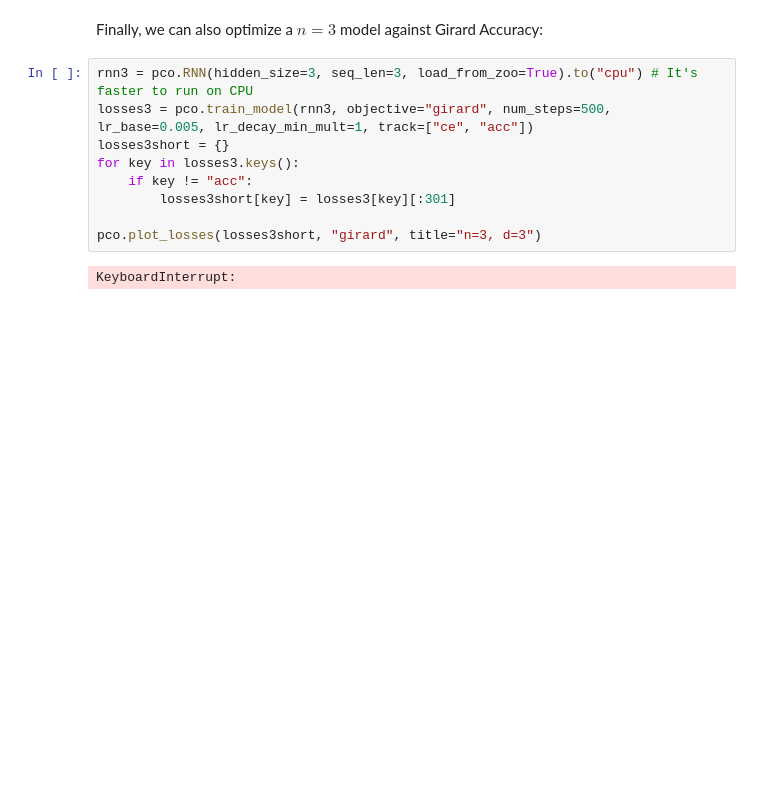
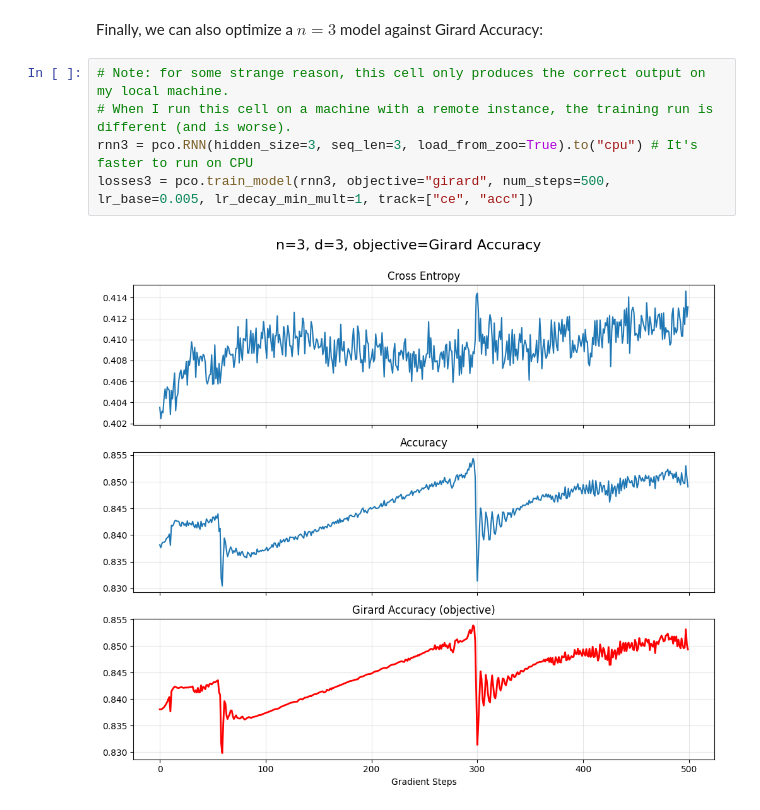
Before and after one commit to GabrielDWu/piecewise-constant-objectives, a Jupyter notebook: plots.ipynb, the cells around one changed output. Saved outputs shown, nothing was run; the diff lists cells and outputs as text; blank space fills up the shorter version.

Commit message:
readme, edited plots.ipynb

```diff
--- a/notebooks/plots.ipynb
+++ b/plots.ipynb
@@ -282,13 +284,9 @@ for n in [4, 5, 6, 8]:
 # %% [markdown]
 Finally, we can also optimize a $n=3$ model against Girard Accuracy:
 # %%
+# Note: for some strange reason, this cell only produces the correct output on my local machine.
+# When I run this cell on a machine with a remote instance, the training run is different (and is worse).
 rnn3 = pco.RNN(hidden_size=3, seq_len=3, load_from_zoo=True).to("cpu") # It's faster to run on CPU
 losses3 = pco.train_model(rnn3, objective="girard", num_steps=500, lr_base=0.005, lr_decay_min_mult=1, track=["ce", "acc"])
-losses3short = {}
-for key in losses3.keys():
-    if key != "acc":
-        losses3short[key] = losses3[key][:301]
-
-pco.plot_losses(losses3short, "girard", title="n=3, d=3")
 # %% [output]
-KeyboardInterrupt:
+[figure, added]
```
Also changed, not shown: parts of 3 cells of this notebook, 2 other files.
